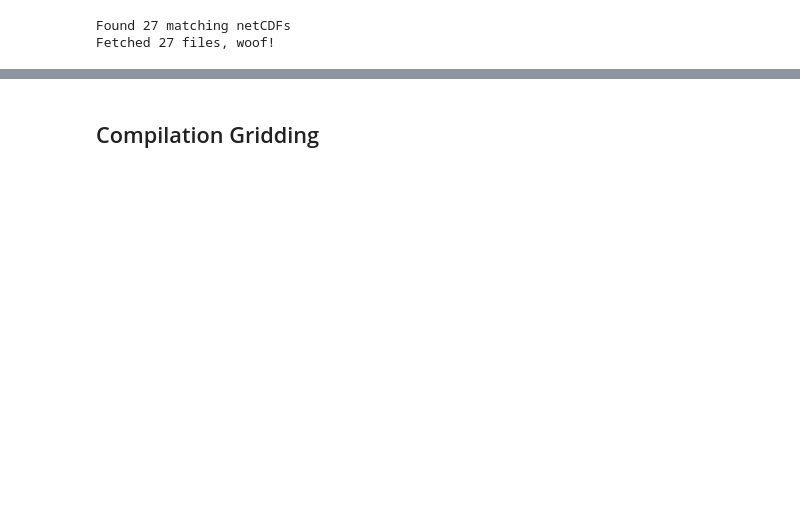
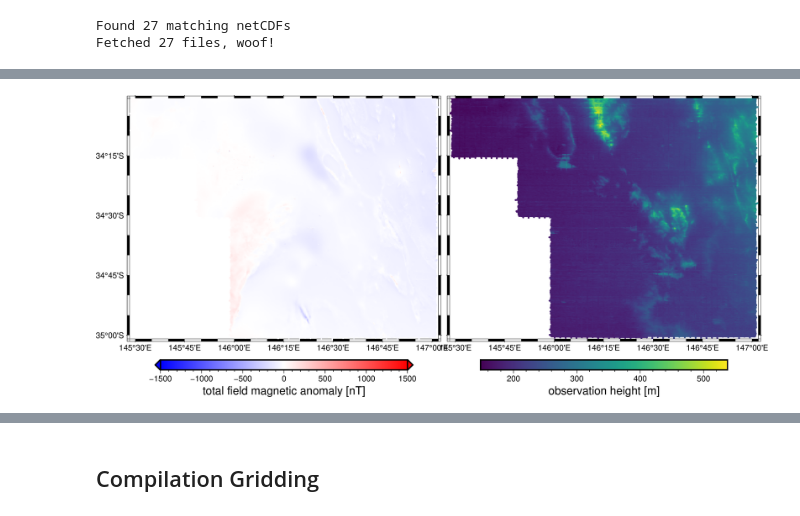
Before and after one commit to LSgeo/SRvey, a Jupyter notebook: download_and_grid.ipynb, the cells around one changed output, grey strips where cells are left out. Cells and saved outputs as stored; diff of their text form; code cells hidden in the pictures; blank space fills up the shorter version.

```diff
--- a/download_and_grid.ipynb
+++ b/download_and_grid.ipynb
@@ -284,2 +272,3 @@ plt.legend(loc='upper left')
 # %%
-nc = doggo.fetch("P413-line-magnetic-AWAGS_MAG_2010.nc")
+nc = doggo.fetch("P738-line-magnetic-AWAGS_MAG_2010.nc")
+# plot_survey_points(nc, grid_var)
@@ -317,0 +304,61 @@ proj_coords = projection(data.longitude.values, data.latitude.values)
+# %%
+srtm = vd.grid_to_table(pygmt.grdcut("@earth_relief_01s_g", region=vd.pad_region(region, 2 / 60)))
+
+projection = pyproj.Proj(proj="merc", lat_ts=data.latitude.mean())
+
+nearest = vd.ScipyGridder(method="nearest")
+nearest.fit(projection(srtm.lon.values, srtm.lat.values), srtm.z)
+topography = nearest.predict(projection(data.longitude.values, data.latitude.values))
+
+data = data.assign(height_orthometric_m=topography + data.terrain_clearance_m)
+# %%
+spacing = 3 / 3600
+reducer = vd.BlockReduce(np.median, spacing=spacing)
+coordinates, (total_field_anomaly, height) = reducer.filter(
+    (data.longitude, data.latitude),
+    (data.total_field_anomaly_nt, data.height_orthometric_m),
+)
+# %%
+region = (min(data.longitude), max(data.longitude), min(data.latitude), max(data.latitude))
+
+fig = pygmt.Figure()
+with fig.subplot(
+    nrows=1,
+    ncols=2,
+    figsize=("30c", "20c"),
+    sharey="l",  # shared y-axis on the left side
+    frame="WSrt",
+):
+    with fig.set_panel(0):
+        fig.basemap(projection="M?", region=region, frame="af")
+        scale = 1500
+        pygmt.makecpt(cmap="polar+h", series=[-scale, scale], background=True)
+        fig.plot(
+            x=coordinates[0],
+            y=coordinates[1],
+            color=total_field_anomaly,
+            style="c0.075c",
+            cmap=True,
+        )
+        fig.colorbar(
+            frame='af+l"total field magnetic anomaly [nT]"',
+            position="JBC+h+o0/1c+e",
+        )
+    with fig.set_panel(1):
+        fig.basemap(projection="M?", region=region, frame="af")
+        pygmt.makecpt(cmap="viridis", series=[height.min(), height.max()])
+        fig.plot(
+            x=coordinates[0],
+            y=coordinates[1],
+            color=height,
+            style="c0.075c",
+            cmap=True,
+        )
+        fig.colorbar(
+            frame='af+l"observation height [m]"',
+            position="JBC+h+o0/1c",
+        )
+fig.savefig("preview.jpg", dpi=200)
+fig.show(width=800)
+# %% [output]
+[figure, added]
```
Also changed, not shown: parts of 21 cells of this notebook.
